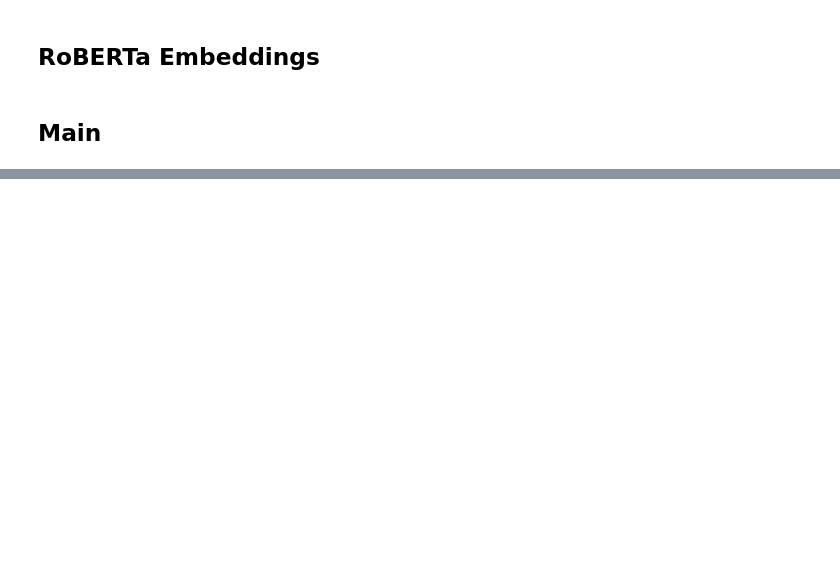
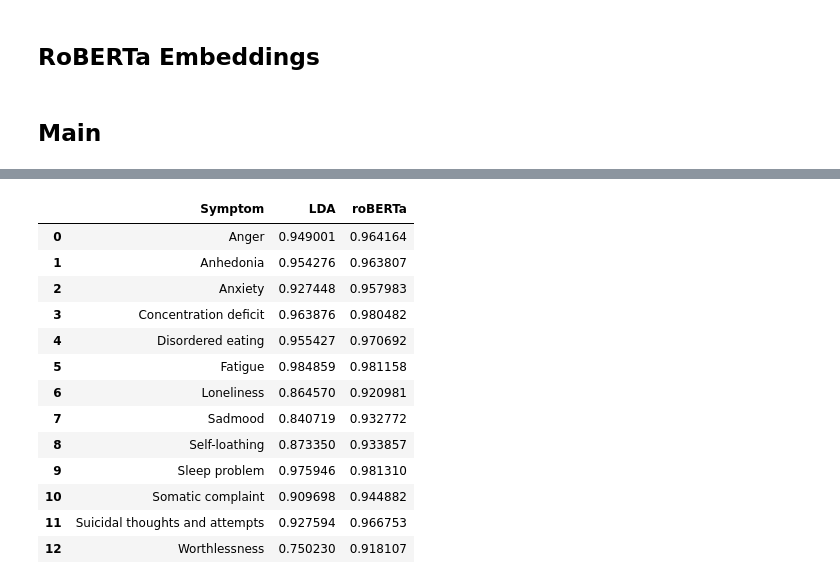
Before and after one commit to rohanmyer/csci_1460, a Jupyter notebook: Final Project/F23 Project 1: Reddit Depression Stencil.ipynb, the cells around one changed output, grey strips where cells are left out. Saved outputs shown, nothing was run; the diff lists cells and outputs as text; code cells hidden in the pictures; blank space fills up the shorter version.

```diff
--- a/Final Project/F23 Project 1: Reddit Depression Stencil.ipynb
+++ b/Final Project/F23 Project 1: Reddit Depression Stencil.ipynb
@@ -54,10 +90,8 @@ symptom_classifier = {
     "Worthlessness": ["Guilt", "Pessimism", "selfhelp", "whatsbotheringyou"]
 }
 # %%
-import pickle
-
 def load(filename):
-  """Load pickles"""
+  """Load pickle file as DataFrame"""
   with open(FILEPATH + filename, 'rb') as pkl_file:
     data = pickle.load(pkl_file)
   return pd.DataFrame(data)
@@ -162,0 +247,5 @@ lda_vectors = lda_vectorizer(no_stop)
+# %%
+if torch.cuda.is_available():
+    device = torch.device("cuda")
+else:
+    device = torch.device("cpu")
@@ -174,22 +296,30 @@ def main(X, y):
   cv = KFold(n_splits=5, shuffle=True)
   results = cross_validate(rf_classifier, X=X, y=y, cv=cv, scoring='roc_auc', return_train_score=True)
 
-  # TODO: Print your training and testing scores!
-  for fold, (train_score, test_score) in enumerate(zip(results['train_score'], results['test_score'])):
-    print(f"Fold {fold + 1}:")
-    print(f"Training Score: {train_score:.4f}")
-    print(f"Testing Score: {test_score:.4f}")
+  # Print training and testing scores
+  train_score = sum(results['train_score']) / 5
+  test_score = sum(results['test_score']) / 5
+  print(f"Training Score: {train_score:.4f}")
+  print(f"Testing Score: {test_score:.4f}")
+  return train_score, test_score
 # %%
 control_idx = dataset.loc[~dataset['subreddit'].isin(depression_subreddits)].index
-control_lda = [lda_vectors[i] for i in control_idx]
-control_labels = [0] * len(control_lda)
+
+control_lda = [lda_vectors[i] for i in control_idx if lda_vectors[i]]
+control_roberta = [roberta_vectors[i] for i in control_idx]
+
+print("Control")
+print("LDA", len(control_lda))
+print("roBERTa", len(control_roberta))
+print()
 
 for symptom, subreddits in symptom_classifier.items():
   symptom_idx = dataset.loc[dataset['subreddit'].isin(subreddits)].index
-  symptom_lda = [lda_vectors[i] for i in symptom_idx]
-  symptom_labels = [1] * len(symptom_lda)
 
-  X = control_lda + symptom_lda
-  y = control_labels + symptom_labels
+  symptom_lda = [lda_vectors[i] for i in symptom_idx if lda_vectors[i]]
+  symptom_roberta = [roberta_vectors[i] for i in symptom_idx]
 
-  main(X, y)
+  print(symptom)
+  print("LDA", len(symptom_lda))
+  print("roBERTa", len(symptom_roberta))
+  print()
@@ -195,0 +415,19 @@ for symptom, subreddits in symptom_classifier.items():
+# %%
+result_df = pd.DataFrame(results)
+result_df.to_csv(FILEPATH + "results.csv")
+result_df
+# %% [output]
+|  | Symptom | LDA | roBERTa |
+| 0 | Anger | 0.949001 | 0.964164 |
+| 1 | Anhedonia | 0.954276 | 0.963807 |
+| 2 | Anxiety | 0.927448 | 0.957983 |
+| 3 | Concentration deficit | 0.963876 | 0.980482 |
+| 4 | Disordered eating | 0.955427 | 0.970692 |
+| 5 | Fatigue | 0.984859 | 0.981158 |
+| 6 | Loneliness | 0.864570 | 0.920981 |
+| 7 | Sadmood | 0.840719 | 0.932772 |
+| 8 | Self-loathing | 0.873350 | 0.933857 |
+| 9 | Sleep problem | 0.975946 | 0.981310 |
+| 10 | Somatic complaint | 0.909698 | 0.944882 |
+| 11 | Suicidal thoughts and attempts | 0.927594 | 0.966753 |
+| 12 | Worthlessness | 0.750230 | 0.918107 |
```
Also changed, not shown: parts of 20 cells of this notebook, 1 other file.
